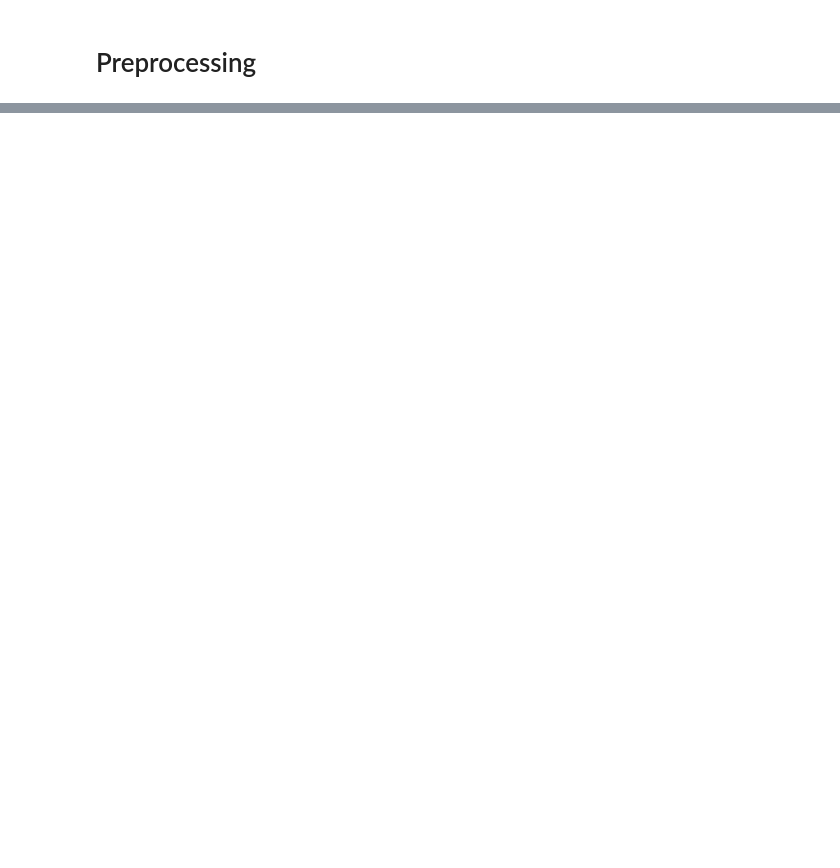
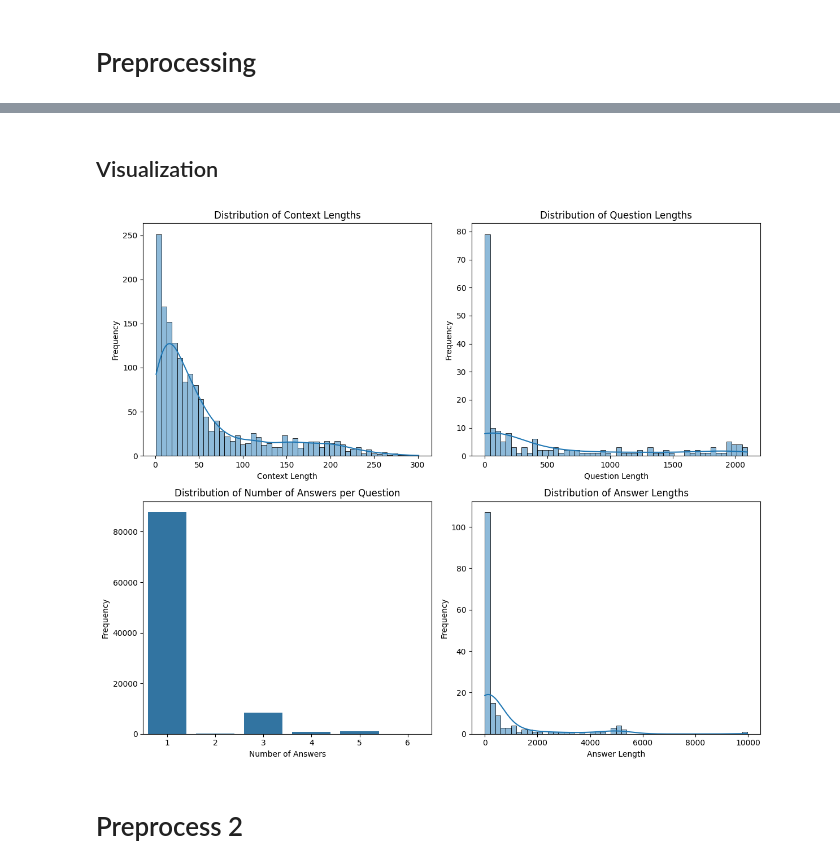
Before and after one commit to Likelipop/Question-generator, a Jupyter notebook: experiment.ipynb, the cells around one changed output, grey strips where cells are left out. Cells and saved outputs as stored; diff of their text form; code cells hidden in the pictures; blank space fills up the shorter version.

```diff
--- a/experiment.ipynb
+++ b/experiment.ipynb
@@ -37,0 +72,4 @@ context[ans_start_index[0] : ans_start_index[0] + len(answer[0])]
+# %%
+# see the context_length distributions
+stat_context_lengths = df["context"].str.len().value_counts()
+stat_context_lengths
@@ -37,0 +92,4 @@ context[ans_start_index[0] : ans_start_index[0] + len(answer[0])]
+# %%
+# see the context_length distributions
+stat_question_lengths = df["question"].str.len().value_counts()
+stat_question_lengths
@@ -37,0 +112,5 @@ context[ans_start_index[0] : ans_start_index[0] + len(answer[0])]
+# %%
+# see the number of answer for each questions
+df["num_ans"] = df.answer_text.apply(lambda x: len(x))
+stat_number_answers = df["num_ans"].value_counts()
+stat_number_answers
@@ -37,0 +127,4 @@ context[ans_start_index[0] : ans_start_index[0] + len(answer[0])]
+# %%
+# see the distribution of answer length
+stat_answer_lengths =  df["answer_text"].explode().str.len().value_counts()
+stat_answer_lengths
@@ -37,0 +147,46 @@ context[ans_start_index[0] : ans_start_index[0] + len(answer[0])]
+# %% [markdown]
+## Visualization
+# %%
+import matplotlib.pyplot as plt
+import seaborn as sns
+
+plt.figure(figsize=(12, 10)) # Adjusted size for better visibility
+
+# --- Subplot 1 (Top-Left) ---
+plt.subplot(2, 2, 1) # (rows, columns, index)
+sns.histplot(stat_context_lengths, kde=True, bins=50)
+plt.title('Distribution of Context Lengths')
+plt.xlabel('Context Length')
+plt.ylabel('Frequency')
+
+# --- Subplot 2 (Top-Right) ---
+plt.subplot(2, 2, 2)
+sns.histplot(stat_question_lengths, kde=True, bins=50)
+plt.title('Distribution of Question Lengths')
+plt.xlabel('Question Length')
+plt.ylabel('Frequency')
+
+# --- Subplot 3 (Bottom-Left) ---
+plt.subplot(2, 2, 3)
+# Note: Ensure stat_number_answers is iterable and has a max() method
+sns.barplot(stat_number_answers)
+plt.title('Distribution of Number of Answers per Question')
+plt.xlabel('Number of Answers')
+plt.ylabel('Frequency')
+
+# --- Subplot 4 (Bottom-Right) ---
+plt.subplot(2, 2, 4)
+sns.histplot(stat_answer_lengths, kde=True, bins=50)
+plt.title('Distribution of Answer Lengths')
+plt.xlabel('Answer Length')
+plt.ylabel('Frequency')
+
+# Adjust layout to prevent titles/labels from overlapping
+plt.tight_layout()
+
+# 2. Show the entire figure with all subplots at once
+plt.show()
+# %% [output]
+[figure, added]
+# %% [markdown]
+# Preprocess 2
```
Also changed, not shown: parts of 25 cells of this notebook.
